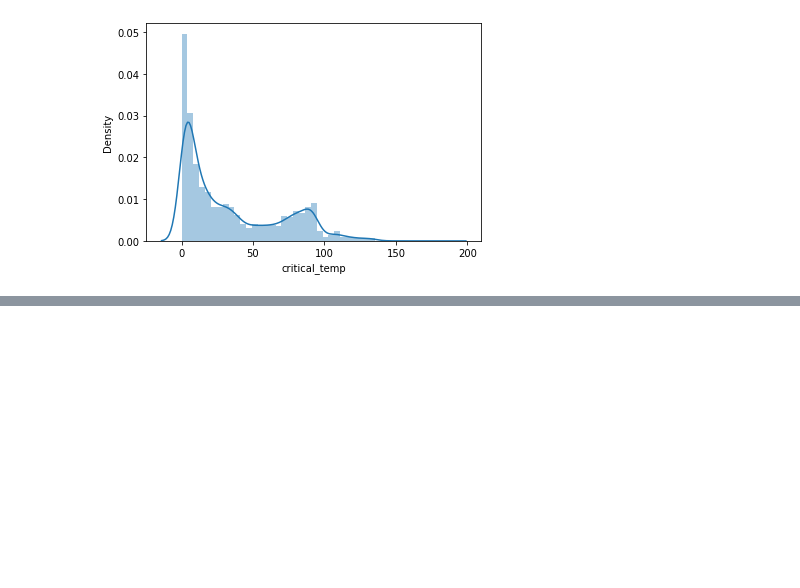
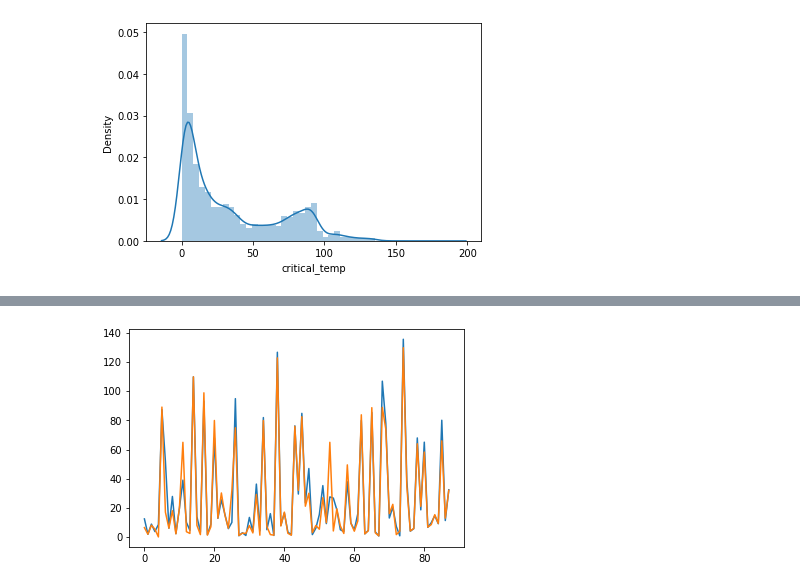
Before and after one commit to SRP457/DataAnalytics, a Jupyter notebook: DA.ipynb, the cells around one changed output, grey strips where cells are left out. Drawn from its saved outputs; the diff is of its cells as text; code cells hidden in the pictures; blank space fills up the shorter version.

```diff
--- a/DA.ipynb
+++ b/DA.ipynb
@@ -181,0 +673,6 @@ sns.distplot(data["critical_temp"])
+# %%
+data = pd.read_csv("/content/drive/MyDrive/DA/train.csv")
+formula = pd.read_csv("/content/drive/MyDrive/DA/unique_m.csv")
+
+formula.drop(['material'], axis=1, inplace=True)
+data.drop(['critical_temp'], axis=1, inplace=True)
@@ -181,0 +741,6 @@ sns.distplot(data["critical_temp"])
+# %%
+plt.plot(DTR_pred[0:7000:80])
+plt.plot(y_test[0:7000:80])
+plt.show()
+# %% [output]
+[figure, added]
```
Also changed, not shown: parts of 95 cells of this notebook.
